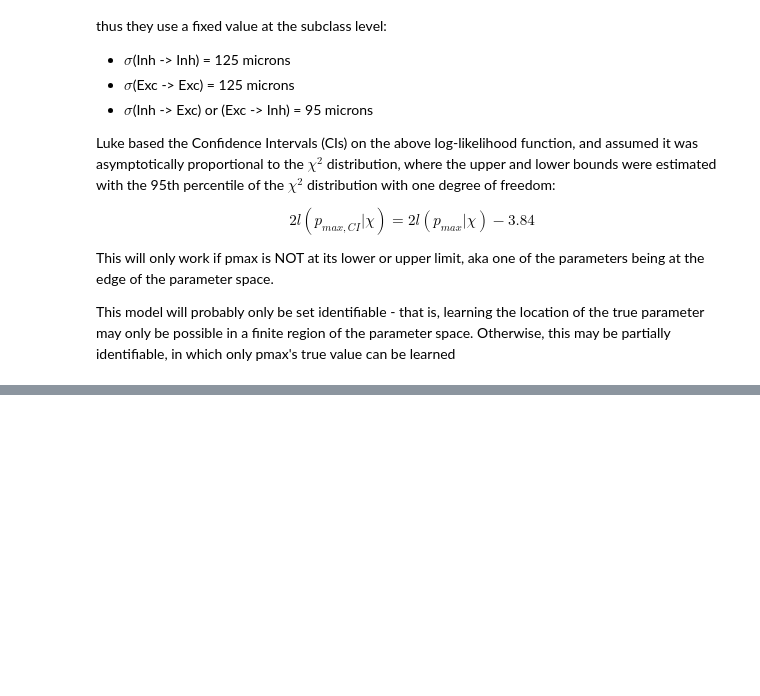
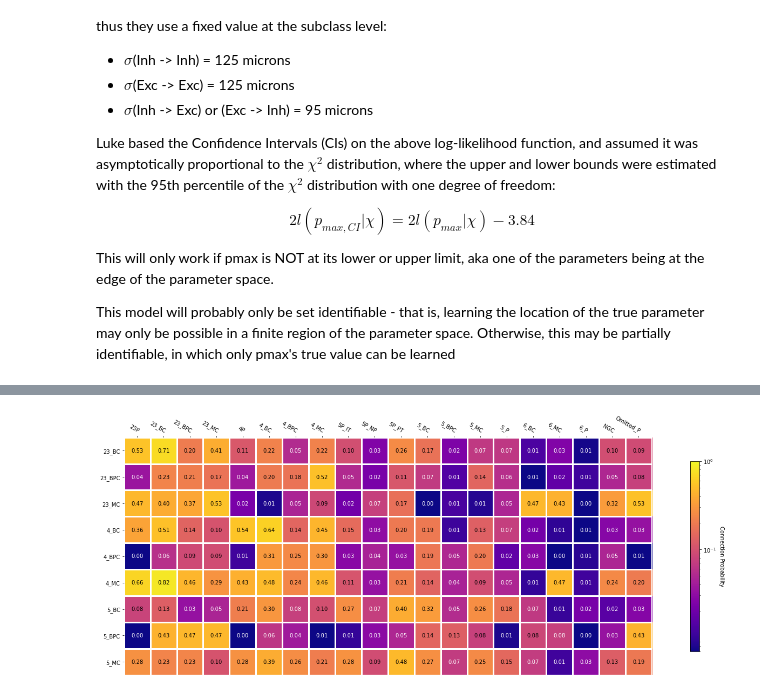
Before and after one commit to ceesem/DistanceDependentConnectivity, a Jupyter notebook: notebooks/MLE.ipynb, the cells around one changed output, grey strips where cells are left out. Cells and saved outputs as stored; diff of their text form; code cells hidden in the pictures; blank space fills up the shorter version.

```diff
--- a/notebooks/MLE.ipynb
+++ b/notebooks/MLE.ipynb
@@ -66,3 +128,6 @@ main_thresh,syn_thresh,nonsyn_thresh,main_types_thresh,syn_types_thresh,nonsyn_t
+# %%
+for i in range(len(pre)):
+    plot.makepdfs(client,pre[i],main[i],syn_types[i],nonsyn_types[i],s_type[i],f_type[i],r_interval,up,True,None)
 # %% [markdown]
 ## Log-Likelihood Function:
 
@@ -162,0 +288,27 @@ for j in range(len(results[i])):
+# %%
+bad = []
+for i in range(len(results)):
+    for j in range(len(results[i])):
+        for k in range(len(results[i][j])):
+            if results[i][j][k].success == False:
+                bad.append([i,j,k])
+            else:
+                continue
+if len(bad) > 0:
+    print(results[bad[0][0]][bad[0][1]][bad[0][2]])
+# %%
+pmax,sigs,moo = [],[],[]
+for i in range(len(results)):
+    prep,pres,prem = [],[],[]
+    for k in range(len(results[i][0])):
+        pp,mm,ss = [],[],[]
+        for j in range(len(results[i])):
+            pp.append(results[i][j][k].x[0])
+            ss.append(results[i][j][k].x[1])
+            mm.append(results[i][j][k].x[2])
+        prep.append(pp)
+        pres.append(ss)
+        prem.append(mm)
+    pmax.append(prep)
+    sigs.append(pres)
+    moo.append(prem)
@@ -162,0 +382,15 @@ for j in range(len(results[i])):
+# %%
+target_list = np.unique(main[0][0].cell_type)
+# %%
+fig, ax = plt.subplots()
+fig.set_size_inches(20,7)
+
+im, cbar = heatmap(pmax_comb, target_list,  cell_types, ax=ax, cbar_kw={'shrink':0.8},
+                   cmap="plasma", cbarlabel="Connection Probability", norm=LogNorm(vmin=0.007, vmax=1.0, clip=True))
+texts = annotate_heatmap(im, valfmt="{x:.2f}")
+
+fig.tight_layout()
+plt.show()
+fig.savefig('./plots/heatmaps/inh_pmaxheatmap-{0:s}-{1:s}bin.pdf'.format(str(up),str(r_interval)))
+# %% [output]
+[figure, added]
```
Also changed, not shown: parts of 42 cells of this notebook, 9 other files.
